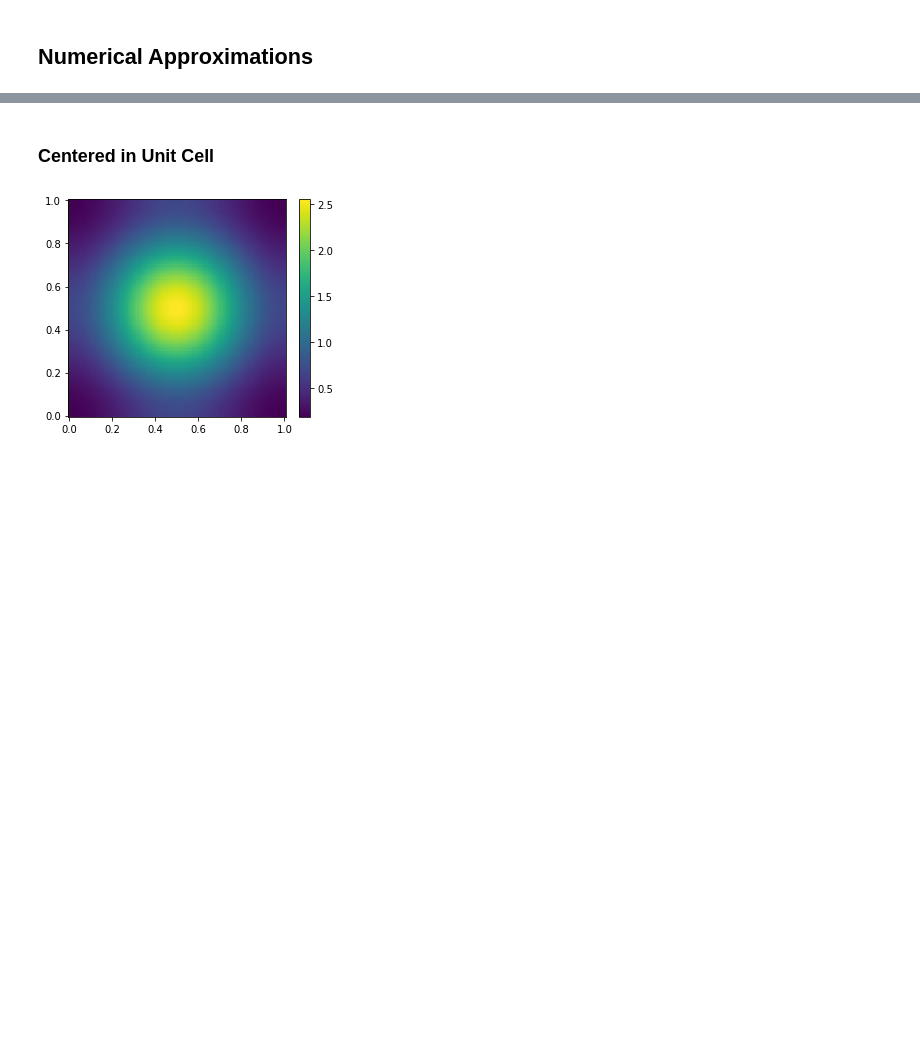
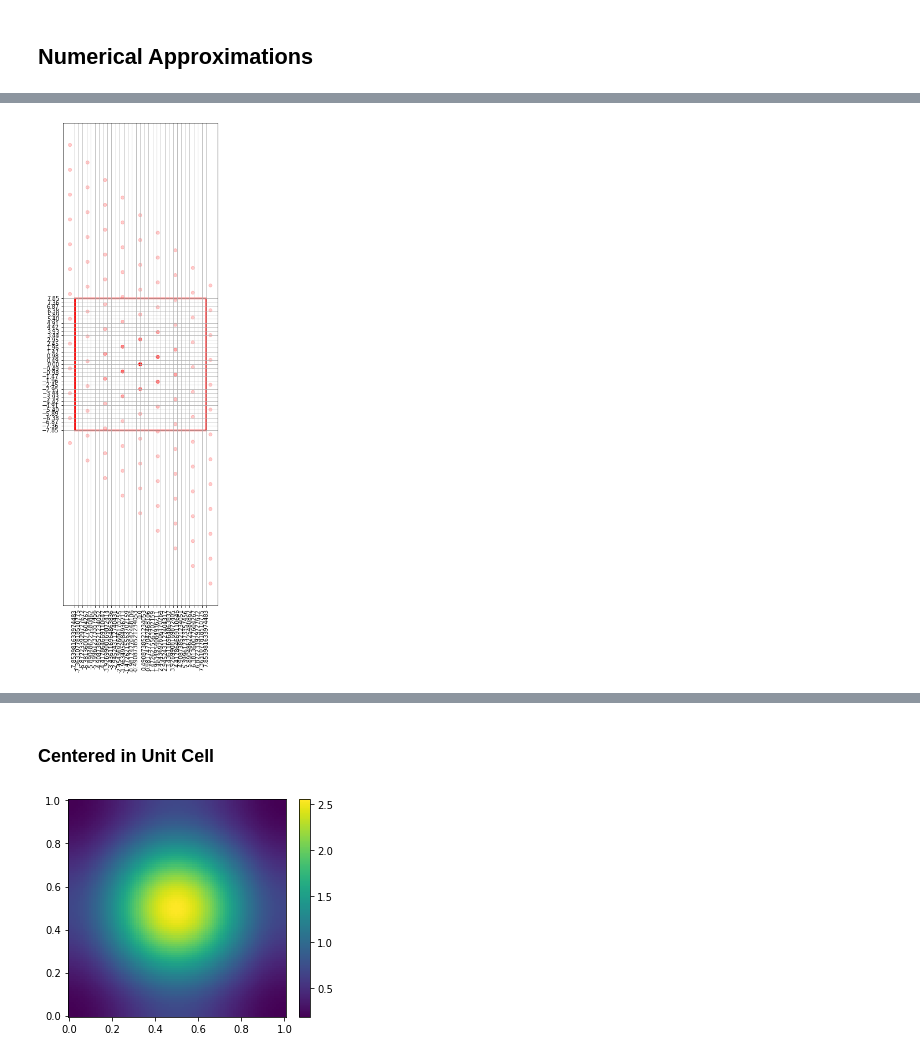
Before and after one commit to markus7800/VoxelNet, a Jupyter notebook: gaussians.ipynb, the cells around one changed output, grey strips where cells are left out. Drawn from its saved outputs; the diff is of its cells as text; code cells hidden in the pictures; blank space fills up the shorter version.

```diff
--- a/gaussians.ipynb
+++ b/gaussians.ipynb
@@ -35,0 +132,17 @@ def get_nD_gaussian(mus, sigma, K, A):
+# %%
+# find integer ranges M = [mx1, mx2] x [my1, my2] ( x [mz1, mz2])
+# such that G = B . M contains all points that fall into [-2pi/delta_L / 2, 2pi/delta_L / 2]^d
+def get_mesh_coords(A, L, N):
+    d = A.shape[0]
+    delta_L = L / N
+
+    extreme_point = np.full((d,), 1/(2*delta_L))
+
+    if d == 2:
+        extreme_points = np.array([[1,1], [-1,1], [1,-1], [-1,-1]]) * extreme_point # (4,2)
+        r_extreme_points = A.T.dot(extreme_points.T) # (2,4)
+
+        lower = np.min(np.floor(r_extreme_points), axis=1)
+        upper = np.max(np.ceil(r_extreme_points), axis=1)+1
+
+        return np.arange(lower[0], upper[0]), np.arange(lower[1], upper[1])
@@ -35,0 +165,2 @@ def get_nD_gaussian(mus, sigma, K, A):
+# %%
+mx, my = get_mesh_coords(A, 12.8, 32)
@@ -35,0 +179,23 @@ def get_nD_gaussian(mus, sigma, K, A):
+# %%
+A = np.array([
+    [1., np.sqrt(0.5)],
+    [0., np.sqrt(0.5)]
+]) * 3
+B = 2*np.pi * np.linalg.inv(A).T
+# %%
+G = B.dot(M)
+SG = np.maximum(np.exp(-np.linalg.norm(G, axis=0) / 4), 0.2)
+fig, ax = plt.subplots(figsize=(16,16))
+colors = [(1.,0.,0.,v) for v in SG]
+ax.scatter(G[0,:], G[1,:], c=colors)
+width = 2*np.pi / 12.8 * 32
+rect = patches.Rectangle((-width/2, -width/2), width, width, linewidth=3, edgecolor='r', facecolor='none')
+ax.add_patch(rect)
+ax.set_aspect('equal')
+ax.set_xticks(np.linspace(-width/2, width/2, 32+1))
+ax.set_xticklabels(ax.get_xticks(), rotation = 90)
+ax.set_yticks(np.linspace(-width/2, width/2, 32+1))
+plt.grid(True)
+plt.show()
+# %% [output]
+[figure, added]
```
Also changed, not shown: parts of 15 cells of this notebook, 1 other file.
